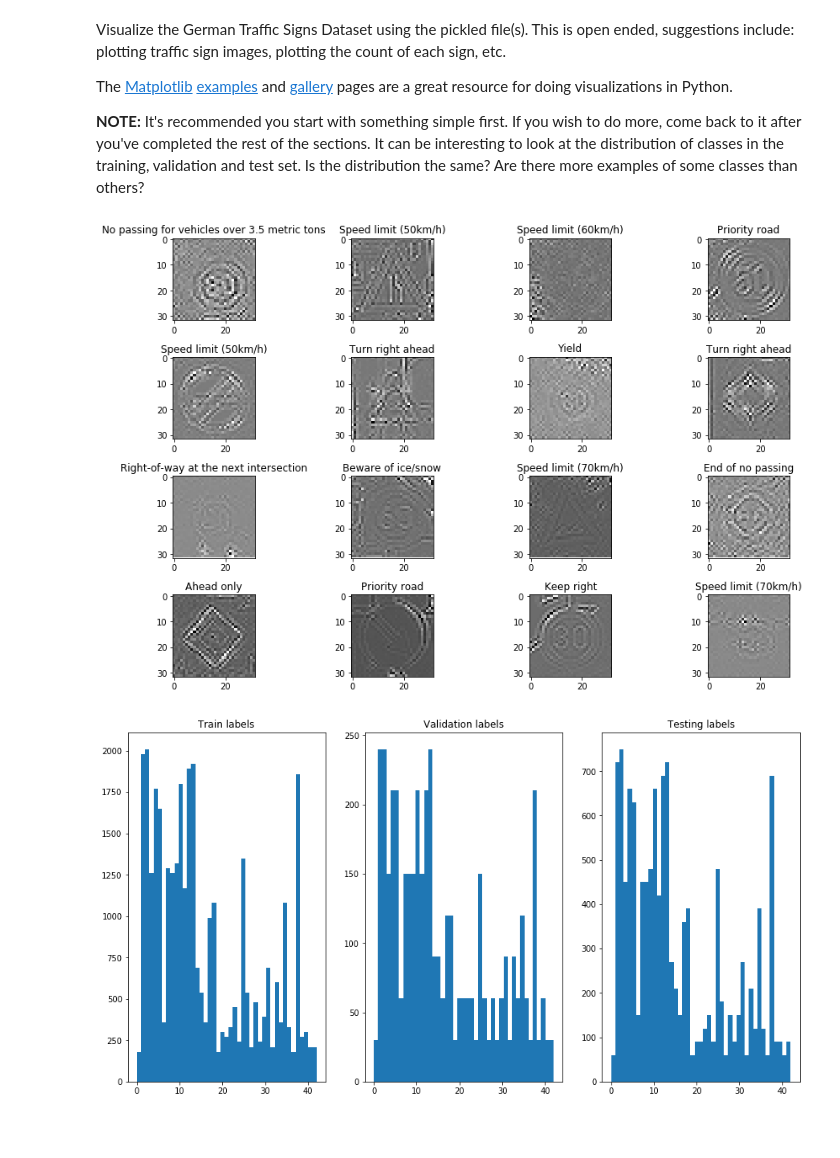
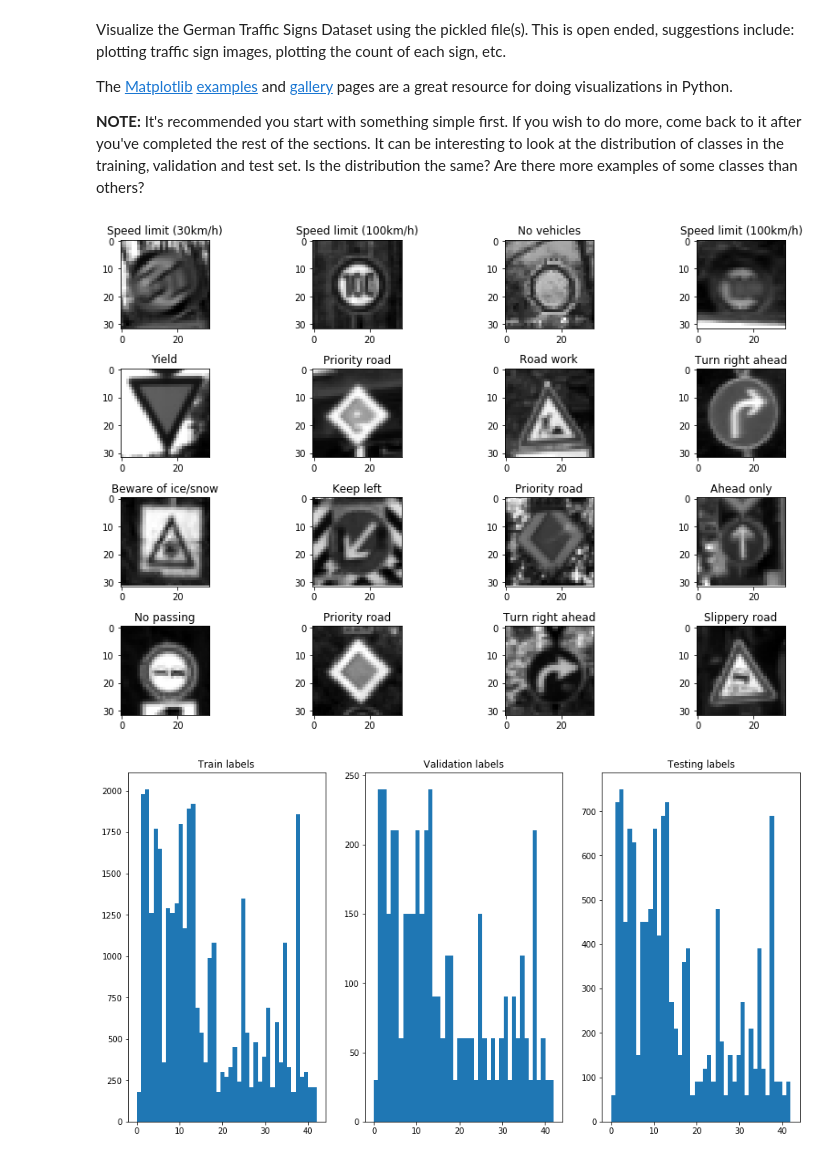
Before and after one commit to mhaytmyr/Udacity, a Jupyter notebook: Term1_Project2/Traffic_Sign_Classifier.ipynb, the cells around one changed output. Cells and saved outputs as stored; diff of their text form; code cells hidden in the pictures; blank space fills up the shorter version.

```diff
--- a/Term1_Project2/Traffic_Sign_Classifier.ipynb
+++ b/Term1_Project2/Traffic_Sign_Classifier.ipynb
@@ -102,80 +102,54 @@ ax = axis.ravel()
 def sigmoid_normalization(img,min_new=-1,max_new=1,power=-1):
 
     if len(img.shape)==4:
-        img_norm = np.zeros((img.shape[0],img.shape[1],img.shape[2],3))
+        img_norm = np.zeros((img.shape[0],img.shape[1],img.shape[2],1))
         print("Image rank ",4)
 
         for i in range(img_norm.shape[0]):
-            #gray_img = img[i,:,:,:].copy().mean(axis=2)
+            gray_img = img[i,:,:,:].copy().mean(axis=2)
+            min_old, max_old = gray_img.min(), gray_img.max()
 
-            #min_old, max_old = gray_img.min(), gray_img.max()
             #alpha = np.std(gray_img.flat)
             #beta = np.mean(gray_img.flat)
 
             #img_norm[i,:,:,0] = (max_new-min_new)*(1+np.exp(-(gray_img-beta)/alpha))**power+min_new
-            #img_norm[i,:,:,0] = (max_new-min_new)*(gray_img-min_old)/(max_old-min_old)+min_new
+            img_norm[i,:,:,0] = (max_new-min_new)*(gray_img-min_old)/(max_old-min_old)+min_new
 
-            red_edge = cv2.Laplacian(img[i,:,:,0].astype(np.float32),cv2.CV_32F)
-            img_norm[i,:,:,0] = red_edge/red_edge.max()
-            green_edge = cv2.Laplacian(img[i,:,:,1].astype(np.float32),cv2.CV_32F)
-            img_norm[i,:,:,1] = green_edge
-            blue_edge = cv2.Laplacian(img[i,:,:,2].astype(np.float32),cv2.CV_32F)
-            img_norm[i,:,:,2] = blue_edge
+            #red_edge = cv2.Laplacian(img[i,:,:,0].astype(np.float32),cv2.CV_32F)
+            #img_norm[i,:,:,0] = red_edge/red_edge.max()
+            #green_edge = cv2.Laplacian(img[i,:,:,1].astype(np.float32),cv2.CV_32F)
+            #img_norm[i,:,:,1] = green_edge
+            #blue_edge = cv2.Laplacian(img[i,:,:,2].astype(np.float32),cv2.CV_32F)
+            #img_norm[i,:,:,2] = blue_edge
 
         return img_norm
 
     elif len(img.shape)==3:
 
-        #gray_img = img.copy().mean(axis=2)
+        gray_img = img.copy().mean(axis=2)
+        min_old, max_old = gray_img.min(), gray_img.max()
 
-        red_edge = cv2.Laplacian(img[:,:,0].astype(np.float32),cv2.CV_32F)
-        red_edge = red_edge/red_edge.max()
-        green_edge = cv2.Laplacian(img[:,:,1].astype(np.float32),cv2.CV_32F)
-        green_edge = green_edge/green_edge.max()
-        blue_edge = cv2.Laplacian(img[:,:,2].astype(np.float32),cv2.CV_32F)
-        blue_edge = blue_edge/blue_edge.max()
-
-        #red_edge = cv2.Canny(img[:,:,0].astype(np.uint8),0,50)
-        #green_edge = cv2.Canny(img[:,:,1].astype(np.uint8),0,50)
-        #blue_edge = cv2.Canny(img[:,:,2].astype(np.uint8),0,50)
-
-        #img_norm = (max_new-min_new)*(gray_img-min_old)/(max_old-min_old)+min_new
-        img_norm = np.stack([red_edge,green_edge,blue_edge],axis=2)
+        img_norm = (max_new-min_new)*(gray_img-min_old)/(max_old-min_old)+min_new
+        #img_norm = np.stack([red_edge,green_edge,blue_edge],axis=2)
 
         return img_norm
 
     else:
         return img
 
 
 for i in range(len(ax)):
     index = random_img[i]
     label = y_train[index]
     traffic_name = sign_names.ix[label,"SignName"]
 
     #ax[i].imshow(X_train[index])
-    ax[i].imshow(sigmoid_normalization(X_train[index]).max(axis=2),cmap="gray")
+    ax[i].imshow(sigmoid_normalization(X_train[index]),cmap="gray")
     ax[i].set_title(traffic_name)
 
 plt.tight_layout()
-
-# fig,axis = plt.subplots(ncols=4,nrows=4, figsize=(12,8))
-# ax = axis.ravel()
-# for i in range(len(ax)):
-#     index = random_img[i]
-#     label = y_train[index]
-#     traffic_name = sign_names.ix[label,"SignName"]
-
-#     tmp_img = sigmoid_normalization(X_train[index]).mean(axis=2)
-#     #print((tmp_img.argmax(axis=2)).shape)
-
-#     #ax[i].imshow(X_train[index])
-#     ax[i].hist(tmp_img.flat,bins=100)
-#     #ax[i].set_title(traffic_name)
-
-# plt.tight_layout()
 # %% [output]
-[figure, old version]
+[figure, new version]
 # %%
 ###plot class distribution
 fig, axes = plt.subplots(ncols=3, figsize=(15,8))
```
Also changed, not shown: parts of 22 cells of this notebook, 9 other files.
